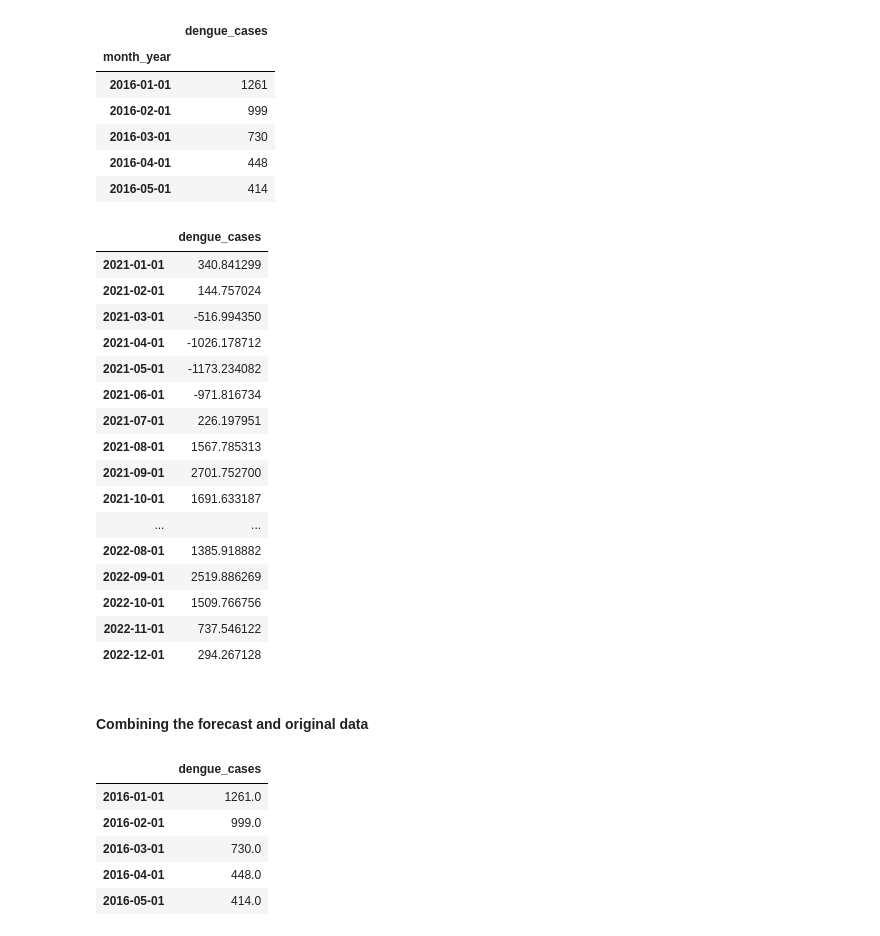
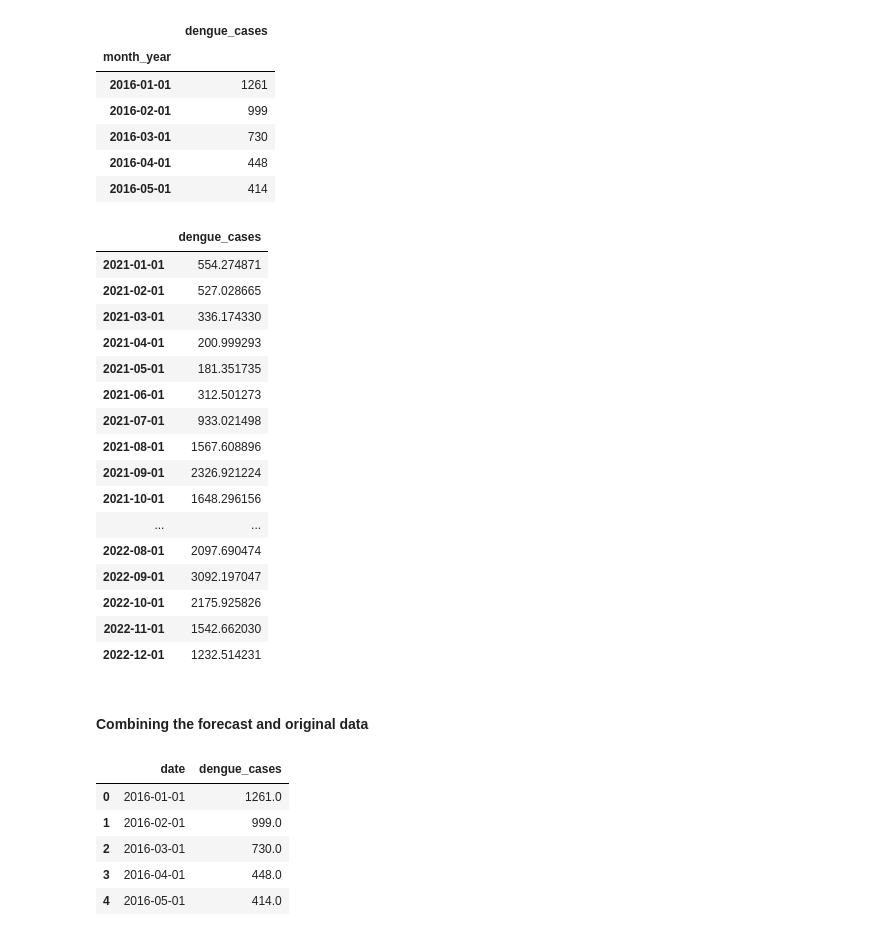
Before and after one commit to boredanalyst/Forecasting-Dengue-Cases-in-the-Philippines, a Jupyter notebook: forecasting-dengue-cases-in-the-philippines.ipynb, the cells around one changed output. Saved outputs shown, nothing was run; the diff lists cells and outputs as text; code cells hidden in the pictures.

```diff
--- a/forecasting-dengue-cases-in-the-philippines.ipynb
+++ b/forecasting-dengue-cases-in-the-philippines.ipynb
@@ -460,49 +460,53 @@ df_ncr.head(5)
 # %%
 from statsmodels.tsa.holtwinters import ExponentialSmoothing
 
 model = ExponentialSmoothing(df_ncr["dengue_cases"],
                              trend="add",
-                            seasonal="add",
+                            seasonal="mul",
                             seasonal_periods=12
                             )
 model = model.fit()
 
 df_forecast = model.forecast(24)
 
 df_forecast = pd.DataFrame(df_forecast)
 df_forecast = df_forecast.rename(columns={
     0:"dengue_cases"
 })
 
 df_forecast
 # %% [output]
 |  | dengue_cases |
-| 2021-01-01 | 340.841299 |
-| 2021-02-01 | 144.757024 |
-| 2021-03-01 | -516.994350 |
-| 2021-04-01 | -1026.178712 |
-| 2021-05-01 | -1173.234082 |
-| 2021-06-01 | -971.816734 |
-| 2021-07-01 | 226.197951 |
-| 2021-08-01 | 1567.785313 |
-| 2021-09-01 | 2701.752700 |
-| 2021-10-01 | 1691.633187 |
+| 2021-01-01 | 554.274871 |
+| 2021-02-01 | 527.028665 |
+| 2021-03-01 | 336.174330 |
+| 2021-04-01 | 200.999293 |
+| 2021-05-01 | 181.351735 |
+| 2021-06-01 | 312.501273 |
+| 2021-07-01 | 933.021498 |
+| 2021-08-01 | 1567.608896 |
+| 2021-09-01 | 2326.921224 |
+| 2021-10-01 | 1648.296156 |
 | ... | ... |
-| 2022-08-01 | 1385.918882 |
-| 2022-09-01 | 2519.886269 |
-| 2022-10-01 | 1509.766756 |
-| 2022-11-01 | 737.546122 |
-| 2022-12-01 | 294.267128 |
+| 2022-08-01 | 2097.690474 |
+| 2022-09-01 | 3092.197047 |
+| 2022-10-01 | 2175.925826 |
+| 2022-11-01 | 1542.662030 |
+| 2022-12-01 | 1232.514231 |
 # %% [markdown]
 #### Combining the forecast and original data ####
 # %%
 df_all = pd.concat([df_ncr, df_forecast])
+df_all = df_all.reset_index()
+df_all = df_all.rename(columns={
+    "index":"date"
+})
 
 df_all.head(5)
 # %% [output]
-|  | dengue_cases |
-| 2016-01-01 | 1261.0 |
-| 2016-02-01 | 999.0 |
-| 2016-03-01 | 730.0 |
-| 2016-04-01 | 448.0 |
-| 2016-05-01 | 414.0 |
+|  | date | dengue_cases |
+| 0 | 2016-01-01 | 1261.0 |
+| 1 | 2016-02-01 | 999.0 |
+| 2 | 2016-03-01 | 730.0 |
+| 3 | 2016-04-01 | 448.0 |
+| 4 | 2016-05-01 | 414.0 |
```
Also changed, not shown: parts of 10 cells of this notebook.
